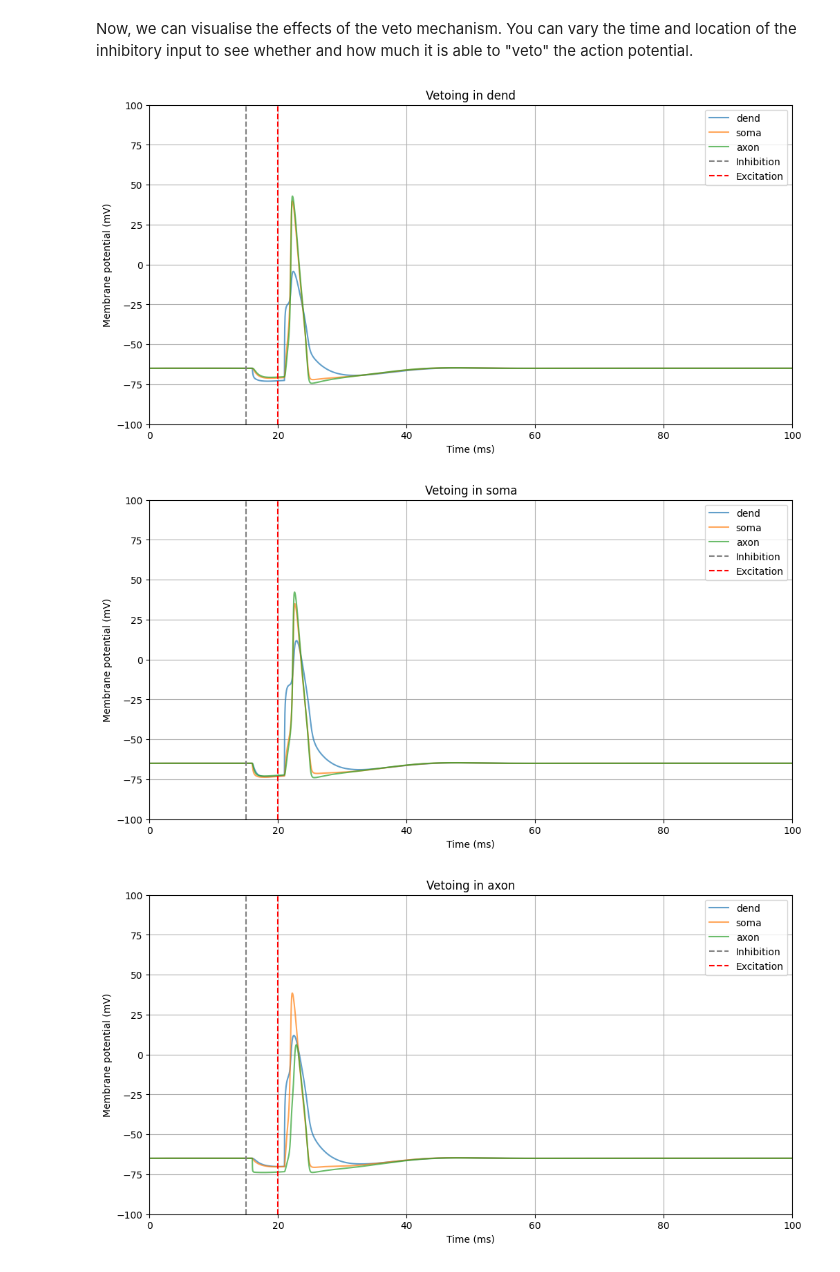
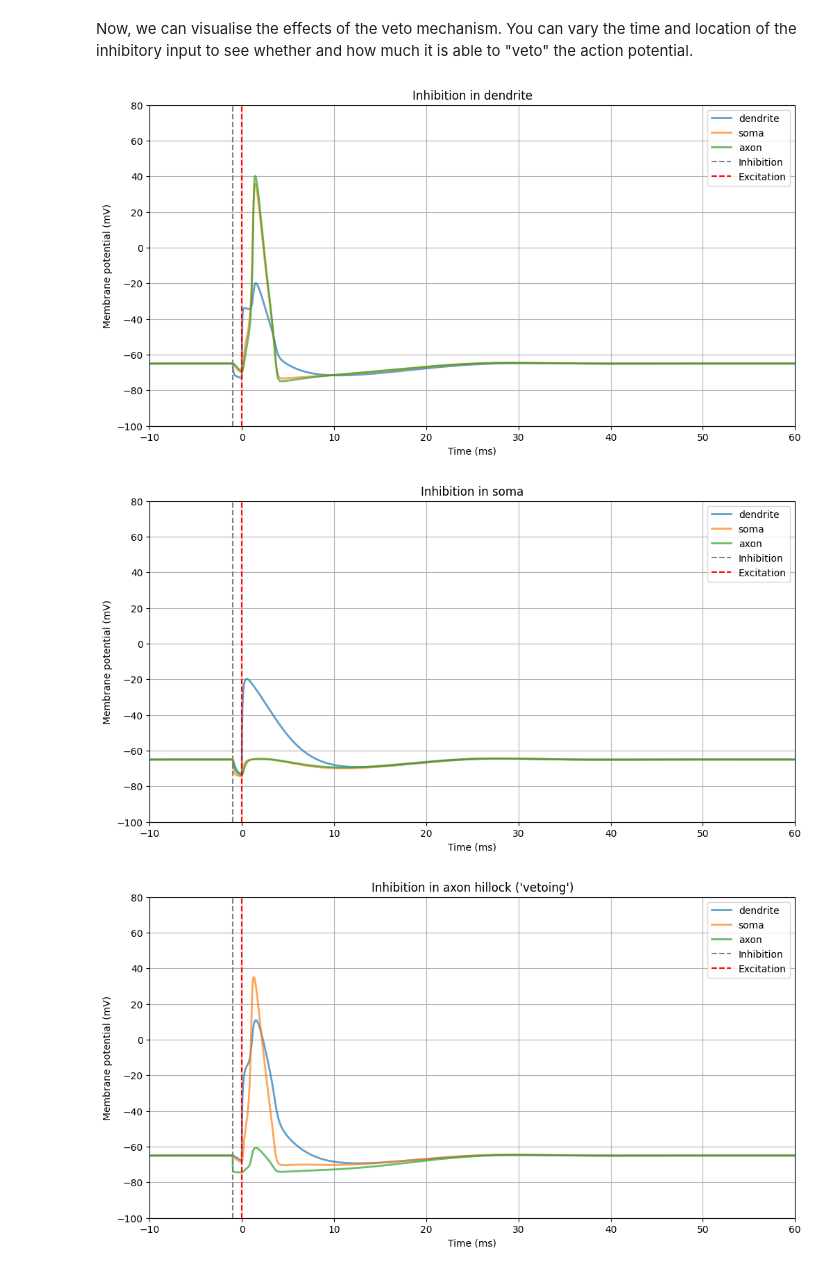
Before and after one commit to CharlesXu-Jingyue/NB150_TA, a Jupyter notebook: veto_demo.ipynb, the cells around one changed output. Drawn from its saved outputs; the diff is of its cells as text; code cells hidden in the pictures.

```diff
--- a/veto_demo.ipynb
+++ b/veto_demo.ipynb
@@ -114,18 +114,18 @@ def run_veto_demo(inhib_target='axon', inh_delay=95, inh_weight=0.2):
 Let's run a trial without inhibition to verify that the neuronal model works properly.
 # %%
 # Run without inhibition
-compartments = ['dend', 'soma', 'axon']
+compartments = ['dendrite', 'soma', 'axon']
 inh_delay = 95
 inh_weight = 0
-t, v_soma, v_axon, v_dend = run_veto_demo(inhib_target='axon', inh_delay=inh_delay, inh_weight=inh_weight)
+t, v_soma, v_axon, v_dendrite = run_veto_demo(inhib_target='axon', inh_delay=inh_delay, inh_weight=inh_weight)
 
 # Plot the traces
 plt.figure(figsize=(12, 6))
 for compartment in compartments:
-    plt.plot(t, globals()[f'v_{compartment}'], label=compartment, alpha=0.7)
-plt.axvline(20, color='red', linestyle='--', label='Excitation')
-plt.xlim(0, 100)
-plt.ylim(-100, 100)
+    plt.plot(t, globals()[f'v_{compartment}'], label=compartment, linewidth=2, alpha=0.7)
+plt.axvline(0, color='red', linestyle='--', label='Excitation')
+plt.xlim(-10, 60)
+plt.ylim(-100, 80)
 plt.xlabel('Time (ms)')
 plt.ylabel('Membrane potential (mV)')
 plt.legend()
@@ -140,30 +140,33 @@ Text(0, 0.5, 'Soma Vm (mV)')
 Now, we can visualise the effects of the veto mechanism. You can vary the time and location of the inhibitory input to see whether and how much it is able to "veto" the action potential.
 # %%
 # Run three conditions
-compartments = ['dend', 'soma', 'axon']
-inh_delay = -5
-inh_weight = 0.1
+compartments = ['dendrite', 'soma', 'axon']
+inh_delay = -1
+inh_weight = 0.2
 results = {}
 for inhib_target in compartments:
-    t, v_soma, v_axon, v_dend = run_veto_demo(inhib_target=inhib_target, inh_delay=inh_delay, inh_weight=inh_weight)
-    results[inhib_target] = {'t': t, 'soma': v_soma, 'axon': v_axon, 'dend': v_dend}
+    t, v_soma, v_axon, v_dendrite = run_veto_demo(inhib_target=inhib_target, inh_delay=inh_delay, inh_weight=inh_weight)
+    results[inhib_target] = {'t': t, 'soma': v_soma, 'axon': v_axon, 'dendrite': v_dendrite}
 
 # Plot the traces
 for inhib_target in compartments:
   plt.figure(figsize=(12, 6))
   for compartment in compartments:
-      plt.plot(results[inhib_target]['t'], results[inhib_target][compartment], label=compartment, alpha=0.7)
-  plt.axvline(20 + inh_delay, color='gray', linestyle='--', label='Inhibition')
-  plt.axvline(20, color='red', linestyle='--', label='Excitation')
-  plt.xlim(0, 100)
-  plt.ylim(-100, 100)
+      plt.plot(results[inhib_target]['t'], results[inhib_target][compartment], label=compartment, linewidth=2, alpha=0.7)
+  plt.axvline(0 + inh_delay, color='gray', linestyle='--', label='Inhibition')
+  plt.axvline(0, color='red', linestyle='--', label='Excitation')
+  plt.xlim(-10, 60)
+  plt.ylim(-100, 80)
   plt.xlabel('Time (ms)')
   plt.ylabel('Membrane potential (mV)')
   plt.legend()
-  plt.title(f'Vetoing in {inhib_target}')
+  if inhib_target == 'axon':
+      plt.title(f'Inhibition in {inhib_target} hillock (\'vetoing\')')
+  else:
+      plt.title(f'Inhibition in {inhib_target}')
   plt.grid(True)
   plt.show()
 # %% [output]
-[figure, old version]
+[figure, new version]
-[figure, old version]
+[figure, new version]
-[figure, old version]
+[figure, new version]
```
Also changed, not shown: parts of 3 cells of this notebook.
